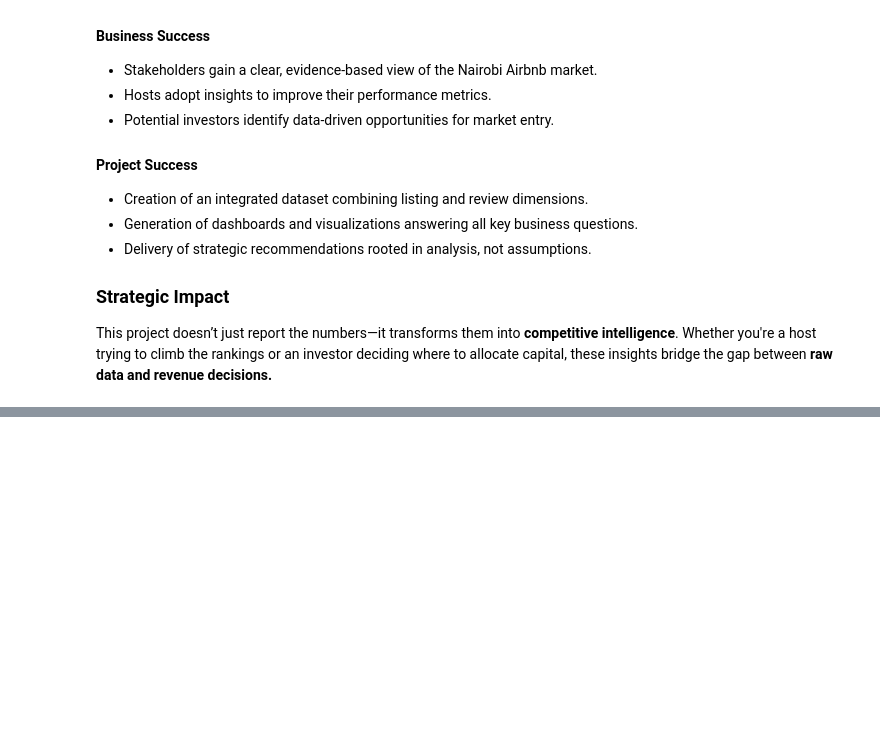
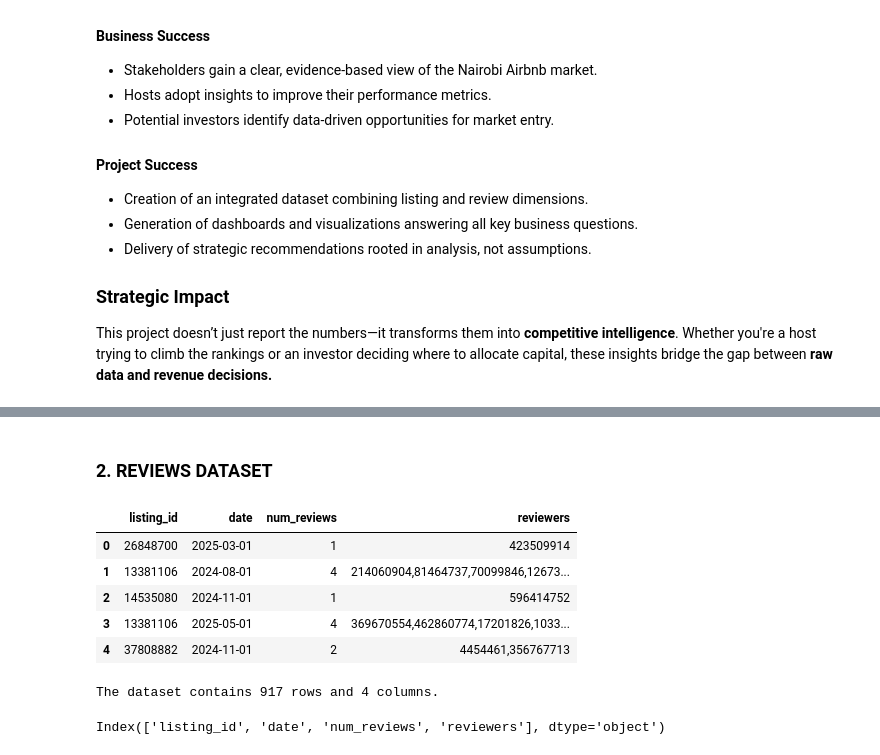
Before and after one commit to Vain-Guy/Beds-Reviews-Bank, a Jupyter notebook: index.ipynb, the cells around one changed output, grey strips where cells are left out. Cells and saved outputs as stored; diff of their text form; code cells hidden in the pictures; blank space fills up the shorter version.

```diff
--- a/index.ipynb
+++ b/index.ipynb
@@ -68,0 +246,24 @@ This project doesn’t just report the numbers—it transforms them into **compe
+# %% [markdown]
+### 2. REVIEWS DATASET
+# %%
+# Load dataset
+reviews_df = pd.read_csv("Nairobi Air BnBs\Reviews Data.csv")
+
+reviews_df.head()
+# %% [output]
+|  | listing_id | date | num_reviews | reviewers |
+| 0 | 26848700 | 2025-03-01 | 1 | 423509914 |
+| 1 | 13381106 | 2024-08-01 | 4 | 214060904,81464737,70099846,12673... |
+| 2 | 14535080 | 2024-11-01 | 1 | 596414752 |
+| 3 | 13381106 | 2025-05-01 | 4 | 369670554,462860774,17201826,1033... |
+| 4 | 37808882 | 2024-11-01 | 2 | 4454461,356767713 |
+# %%
+# Get dataset shape
+print(f"The dataset contains {reviews_df.shape[0]} rows and {reviews_df.shape[1]} columns.")
+# %% [output]
+The dataset contains 917 rows and 4 columns.
+# %%
+# Get column names
+reviews_df.columns
+# %% [output]
+Index(['listing_id', 'date', 'num_reviews', 'reviewers'], dtype='object')
```
Also changed, not shown: parts of 14 cells of this notebook.
